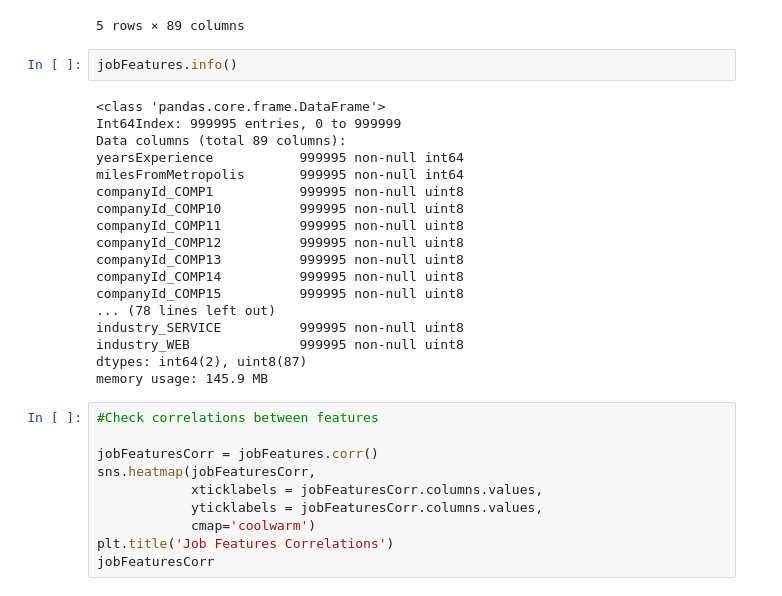
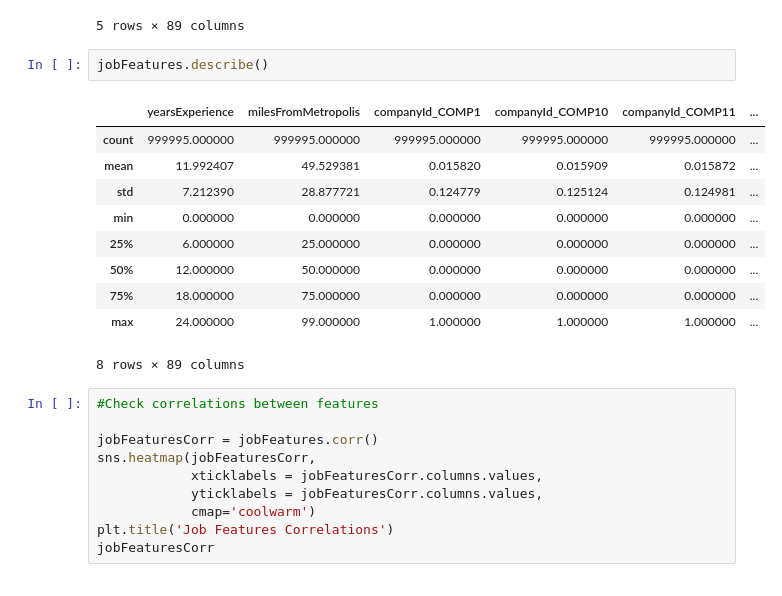
Before and after one commit to ajkiplagat/salaryPredictionPortfolio, a Jupyter notebook: First Portfolio Project.ipynb, the cells around one changed output. Saved outputs shown, nothing was run; the diff lists cells and outputs as text.

```diff
--- a/First Portfolio Project.ipynb
+++ b/First Portfolio Project.ipynb
@@ -462,25 +482,18 @@ jobFeatures.head()
 | 4 | 8 | 16 | 0 | 0 | 0 | ... |
 5 rows × 89 columns
 # %%
-jobFeatures.info()
+jobFeatures.describe()
 # %% [output]
+|  | yearsExperience | milesFromMetropolis | companyId_COMP1 | companyId_COMP10 | companyId_COMP11 | ... |
+| count | 999995.000000 | 999995.000000 | 999995.000000 | 999995.000000 | 999995.000000 | ... |
+| mean | 11.992407 | 49.529381 | 0.015820 | 0.015909 | 0.015872 | ... |
+| std | 7.212390 | 28.877721 | 0.124779 | 0.125124 | 0.124981 | ... |
+| min | 0.000000 | 0.000000 | 0.000000 | 0.000000 | 0.000000 | ... |
+| 25% | 6.000000 | 25.000000 | 0.000000 | 0.000000 | 0.000000 | ... |
+| 50% | 12.000000 | 50.000000 | 0.000000 | 0.000000 | 0.000000 | ... |
+| 75% | 18.000000 | 75.000000 | 0.000000 | 0.000000 | 0.000000 | ... |
+| max | 24.000000 | 99.000000 | 1.000000 | 1.000000 | 1.000000 | ... |
-<class 'pandas.core.frame.DataFrame'>
-Int64Index: 999995 entries, 0 to 999999
-Data columns (total 89 columns):
-yearsExperience           999995 non-null int64
-milesFromMetropolis       999995 non-null int64
-companyId_COMP1           999995 non-null uint8
-companyId_COMP10          999995 non-null uint8
-companyId_COMP11          999995 non-null uint8
-companyId_COMP12          999995 non-null uint8
-companyId_COMP13          999995 non-null uint8
-companyId_COMP14          999995 non-null uint8
-companyId_COMP15          999995 non-null uint8
-... (78 lines left out)
-industry_SERVICE          999995 non-null uint8
-industry_WEB              999995 non-null uint8
-dtypes: int64(2), uint8(87)
-memory usage: 145.9 MB
+8 rows × 89 columns
 # %%
 #Check correlations between features
 
```
Also changed, not shown: parts of 87 cells of this notebook.
